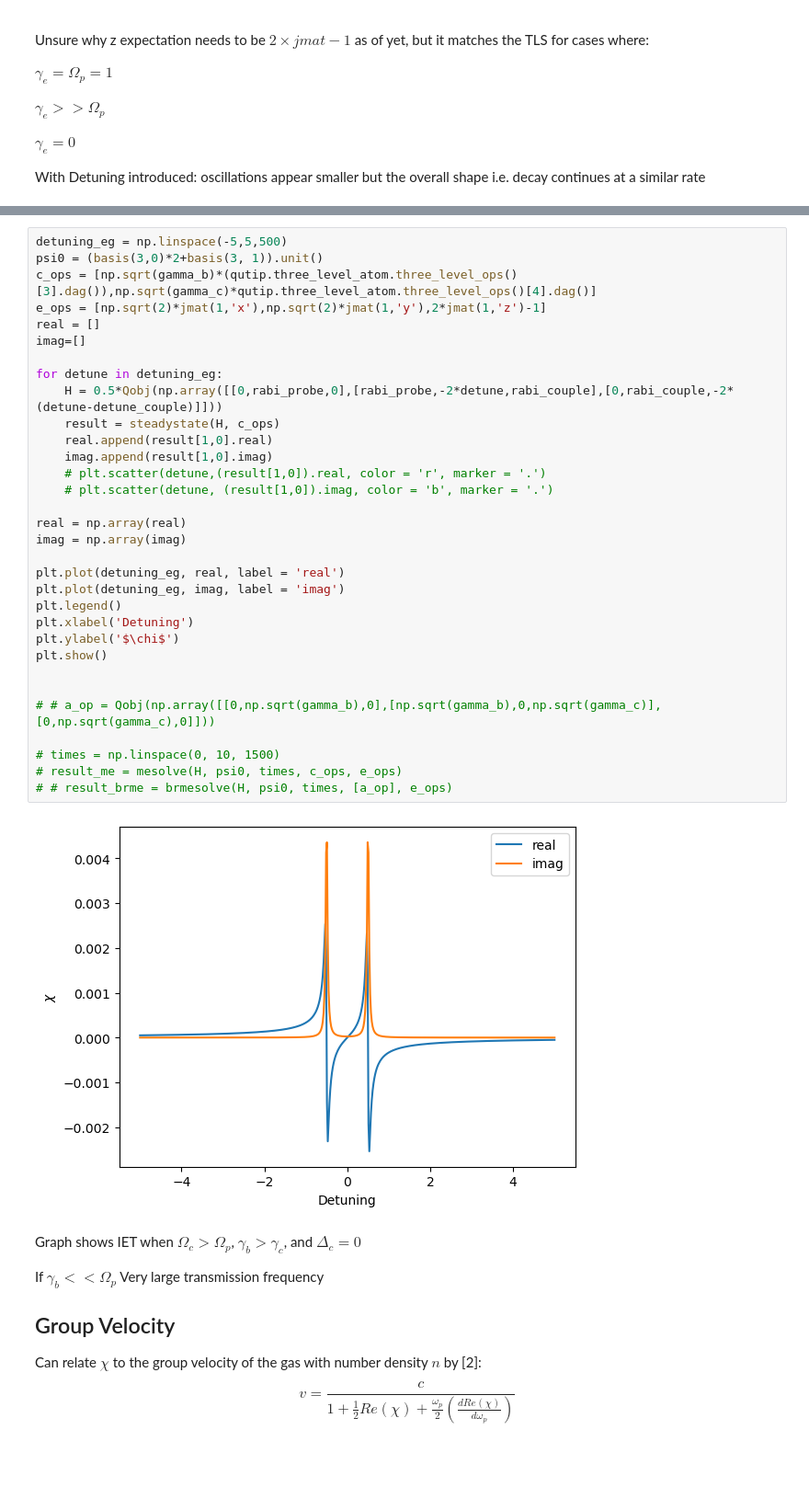
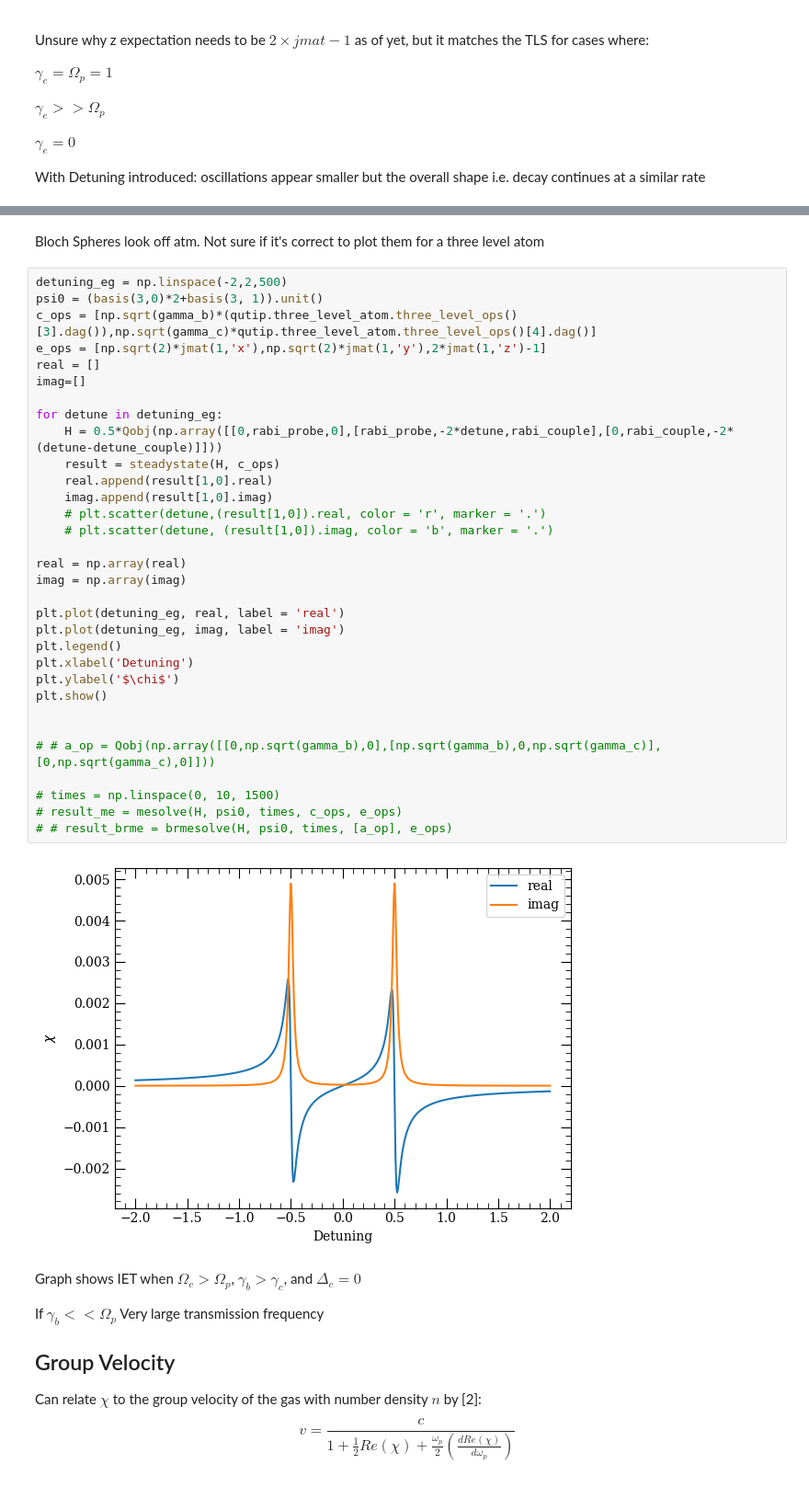
Before and after one commit to asaunders-uob/Rydberg, a Jupyter notebook: PyCode/Three Level System.ipynb, the cells around one changed output, grey strips where cells are left out. Shown at 92% size. Saved outputs shown, nothing was run; the diff lists cells and outputs as text; blank space fills up the shorter version.

```diff
--- a/PyCode/Three Level System.ipynb
+++ b/PyCode/Three Level System.ipynb
@@ -127,37 +143,39 @@ b.fig
+# %% [markdown]
+Bloch Spheres look off atm. Not sure if it's correct to plot them for a three level atom
 # %%
-detuning_eg = np.linspace(-5,5,500)
+detuning_eg = np.linspace(-2,2,500)
 psi0 = (basis(3,0)*2+basis(3, 1)).unit()
 c_ops = [np.sqrt(gamma_b)*(qutip.three_level_atom.three_level_ops()[3].dag()),np.sqrt(gamma_c)*qutip.three_level_atom.three_level_ops()[4].dag()]
 e_ops = [np.sqrt(2)*jmat(1,'x'),np.sqrt(2)*jmat(1,'y'),2*jmat(1,'z')-1]
 real = []
 imag=[]
 
 for detune in detuning_eg:
     H = 0.5*Qobj(np.array([[0,rabi_probe,0],[rabi_probe,-2*detune,rabi_couple],[0,rabi_couple,-2*(detune-detune_couple)]]))
     result = steadystate(H, c_ops)
     real.append(result[1,0].real)
     imag.append(result[1,0].imag)
     # plt.scatter(detune,(result[1,0]).real, color = 'r', marker = '.')
     # plt.scatter(detune, (result[1,0]).imag, color = 'b', marker = '.')
 
 real = np.array(real)
 imag = np.array(imag)
 
 plt.plot(detuning_eg, real, label = 'real')
 plt.plot(detuning_eg, imag, label = 'imag')
 plt.legend()
 plt.xlabel('Detuning')
 plt.ylabel('$\chi$')
 plt.show()
 
 
 # # a_op = Qobj(np.array([[0,np.sqrt(gamma_b),0],[np.sqrt(gamma_b),0,np.sqrt(gamma_c)],[0,np.sqrt(gamma_c),0]]))
 
 # times = np.linspace(0, 10, 1500)
 # result_me = mesolve(H, psi0, times, c_ops, e_ops)
 # # result_brme = brmesolve(H, psi0, times, [a_op], e_ops)
 # %% [output]
-[figure, old version]
+[figure, new version]
 # %% [markdown]
 Graph shows IET when $\Omega_c>\Omega_p$, $\gamma_b > \gamma_c $, and $\Delta_c = 0$
 
```
Also changed, not shown: parts of 9 cells of this notebook, 2 other files.
